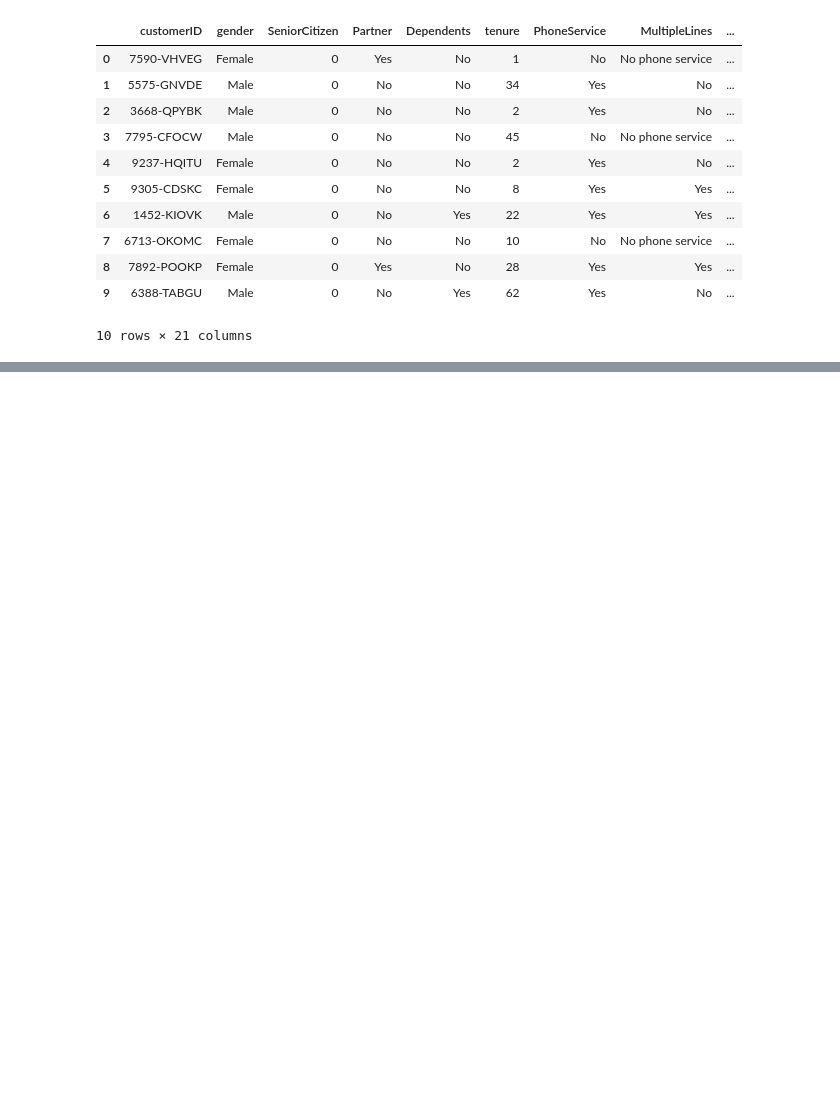
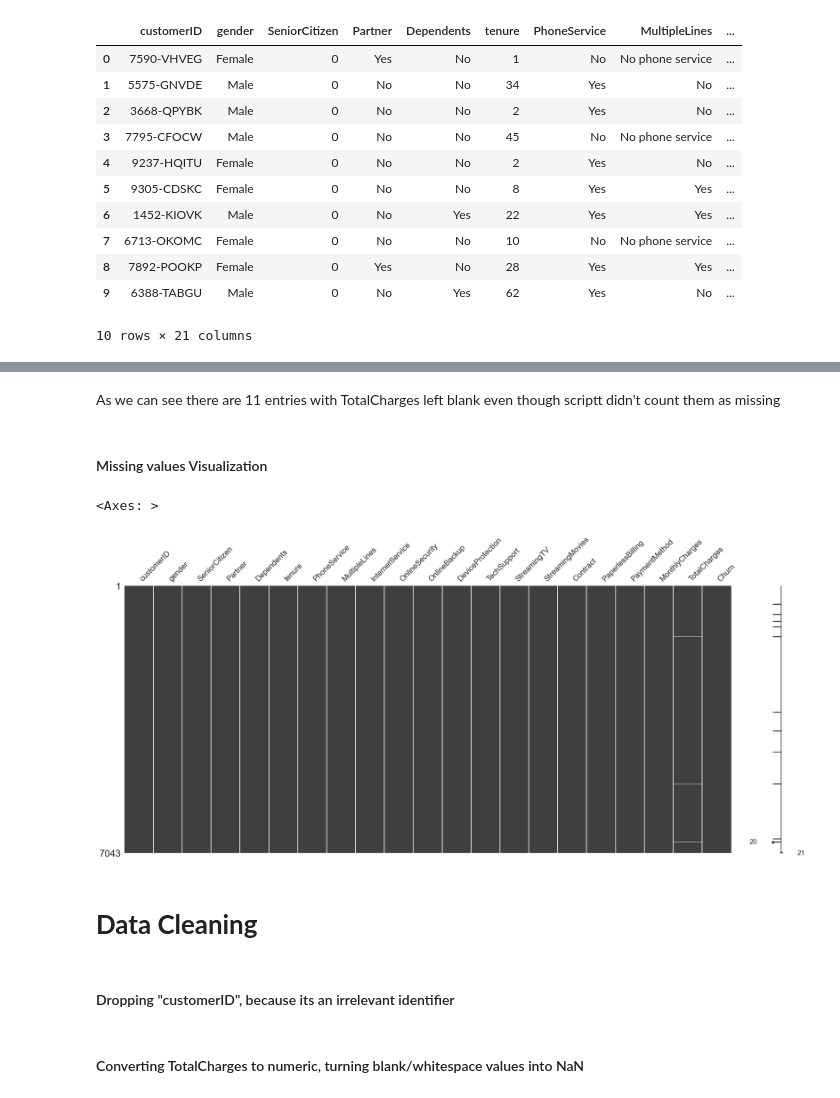
Before and after one commit to Aram-Atoyan/customer-churn-prediction, a Jupyter notebook: src/telcoCustomerChurnPrediction.ipynb, the cells around one changed output, grey strips where cells are left out. Cells and saved outputs as stored; diff of their text form; code cells hidden in the pictures; blank space fills up the shorter version.

Commit message:
Performed missing value analysis and data cleaning

```diff
--- a/src/telcoCustomerChurnPrediction.ipynb
+++ b/src/telcoCustomerChurnPrediction.ipynb
@@ -113,0 +141,15 @@ Name: proportion, dtype: float64
+# %% [markdown]
+As we can see there are 11 entries with TotalCharges left blank even though scriptt didn't count them as missing
+# %% [markdown]
+#### Missing values Visualization
+# %%
+df_missing = df.copy()
+df_missing.loc[df_missing["TotalCharges"].astype(str).str.strip().eq(""), "TotalCharges"] = np.nan
+msno.matrix(df_missing)
+# %% [output]
+<Axes: >
+[figure, added]
+# %% [markdown]
+# **Data Cleaning**
+# %% [markdown]
+#### Dropping "customerID", because its an irrelevant identifier
@@ -113,0 +158,2 @@ Name: proportion, dtype: float64
+# %% [markdown]
+#### Converting TotalCharges to numeric, turning blank/whitespace values into NaN
```
Also changed, not shown: parts of 27 cells of this notebook, 1 other file.
